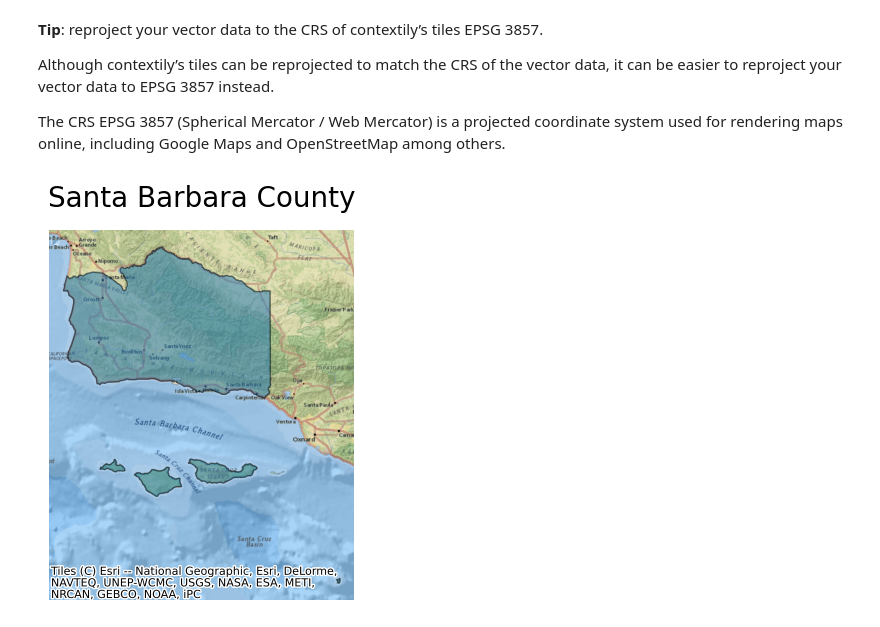
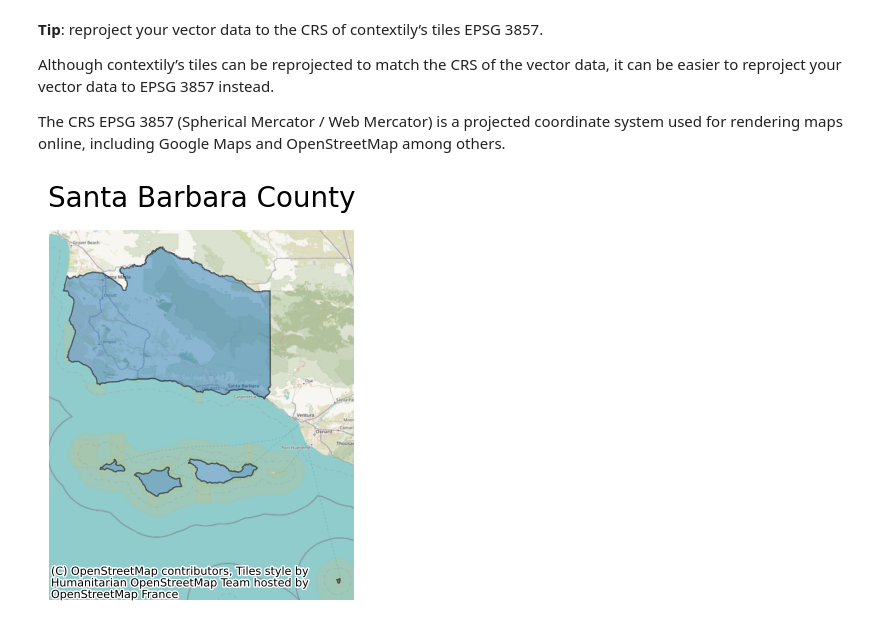
Before and after one commit to oksanaprotsukha/eds220-mpc, a Jupyter notebook: contextily-and-parquet.ipynb, the cells around one changed output. Cells and saved outputs as stored; diff of their text form; code cells hidden in the pictures.

```diff
--- a/contextily-and-parquet.ipynb
+++ b/contextily-and-parquet.ipynb
@@ -144,14 +138,14 @@ The CRS EPSG 3857 (Spherical Mercator / Web Mercator) is a projected coordinate
 # %%
 fig, ax = plt.subplots()
 
 (sb.to_crs(epsg=3857).
 plot(ax=ax, figsize=(7,7), alpha=0.5, edgecolor='k')
 )
 
 # add basemap
-ctx.add_basemap(ax, source=ctx.providers.Esri.NatGeoWorldMap)
-
+# ctx.add_basemap(ax, source=ctx.providers.Esri.NatGeoWorldMap) # with source specified
+ctx.add_basemap(ax) # with default source
 ax.set_title('Santa Barbara County', fontdict={'fontsize':'20'})
 ax.set_axis_off()
 # %% [output]
-[figure, old version]
+[figure, new version]
```
Also changed, not shown: parts of 1 cell of this notebook, 3 other files.
